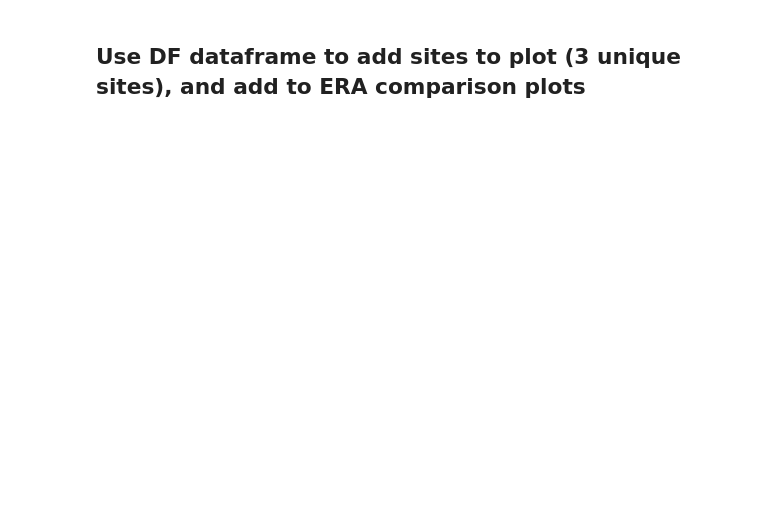
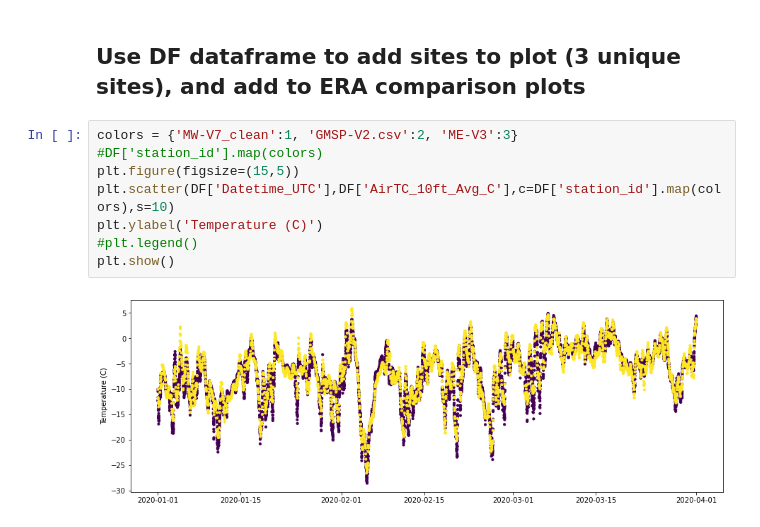
Before and after one commit to snowex-hackweek/hot-pow, a Jupyter notebook: contributors/Jeremy_Johnston/MetSite_ClipExtract.ipynb, the cells around one changed output. Drawn from its saved outputs; the diff is of its cells as text; blank space fills up the shorter version.

Commit message:
Update to MetSite file with plot

```diff
--- a/contributors/Jeremy_Johnston/MetSite_ClipExtract.ipynb
+++ b/contributors/Jeremy_Johnston/MetSite_ClipExtract.ipynb
@@ -94,2 +87,12 @@ DF.tail(3)
 # %% [markdown]
 ## Use DF dataframe to add sites to plot (3 unique sites), and add to ERA comparison plots
+# %%
+colors = {'MW-V7_clean':1, 'GMSP-V2.csv':2, 'ME-V3':3}
+#DF['station_id'].map(colors)
+plt.figure(figsize=(15,5))
+plt.scatter(DF['Datetime_UTC'],DF['AirTC_10ft_Avg_C'],c=DF['station_id'].map(colors),s=10)
+plt.ylabel('Temperature (C)')
+#plt.legend()
+plt.show()
+# %% [output]
+[figure, added]
```
Also changed, not shown: parts of 1 cell of this notebook.
